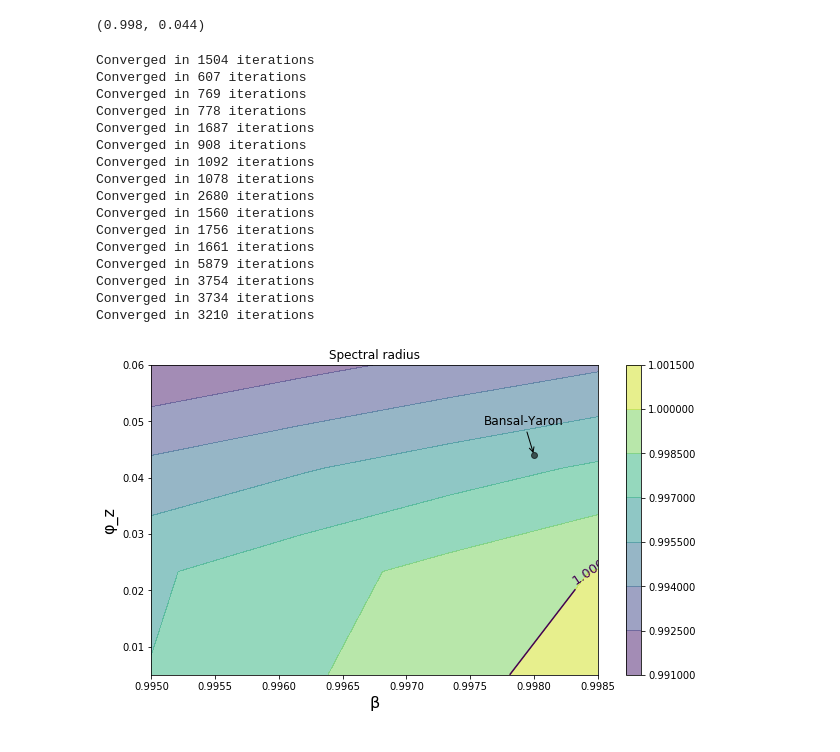
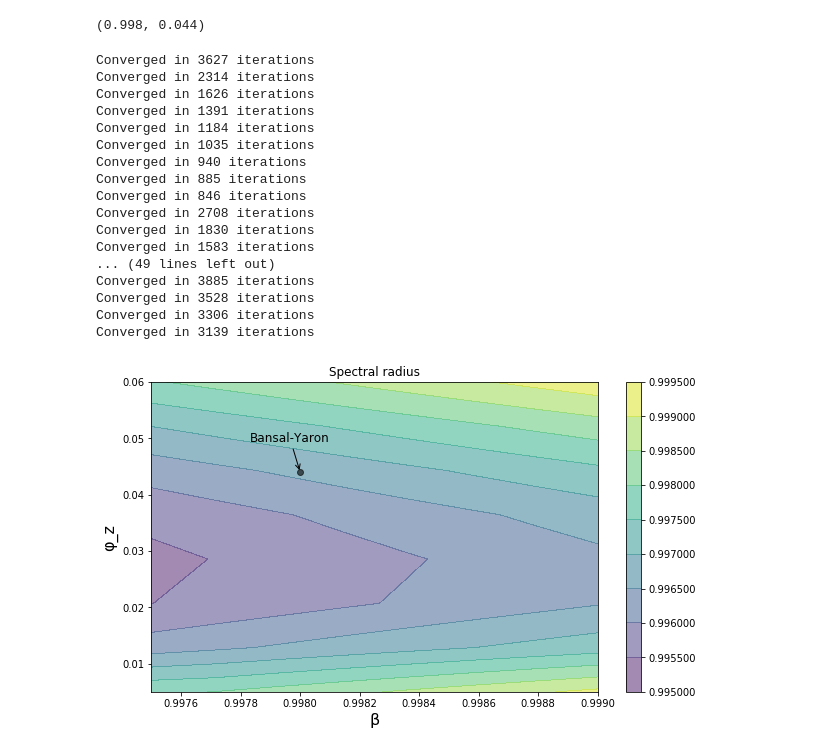
Before and after one commit to jstac/asset_pricing_code, a Jupyter notebook: ez_code/sandpit_by_stability_plots.ipynb, the cells around one changed output. Saved outputs shown, nothing was run; the diff lists cells and outputs as text; code cells hidden in the pictures.

```diff
--- a/ez_code/sandpit_by_stability_plots.ipynb
+++ b/ez_code/sandpit_by_stability_plots.ipynb
@@ -88,25 +127,26 @@ by.β, by.ϕ_z
 (0.998, 0.044)
 # %%
 stability_plot(BY,
-               'β', 0.995, 0.9985,
+               'β', 0.9975, 0.999,
                'φ_z', 0.005, 0.06,
                 coords=(-50, 30),
-                G=4)
+                G=8)
 # %% [output]
-Converged in 1504 iterations
-Converged in 607 iterations
-Converged in 769 iterations
-Converged in 778 iterations
-Converged in 1687 iterations
-Converged in 908 iterations
-Converged in 1092 iterations
-Converged in 1078 iterations
-Converged in 2680 iterations
-Converged in 1560 iterations
-Converged in 1756 iterations
-Converged in 1661 iterations
-Converged in 5879 iterations
-Converged in 3754 iterations
-Converged in 3734 iterations
-Converged in 3210 iterations
+Converged in 3627 iterations
+Converged in 2314 iterations
+Converged in 1626 iterations
+Converged in 1391 iterations
+Converged in 1184 iterations
+Converged in 1035 iterations
+Converged in 940 iterations
+Converged in 885 iterations
+Converged in 846 iterations
+Converged in 2708 iterations
+Converged in 1830 iterations
+Converged in 1583 iterations
+... (49 lines left out)
+Converged in 3885 iterations
+Converged in 3528 iterations
+Converged in 3306 iterations
+Converged in 3139 iterations
-[figure, old version]
+[figure, new version]
```
Also changed, not shown: parts of 8 cells of this notebook, 4 other files.
